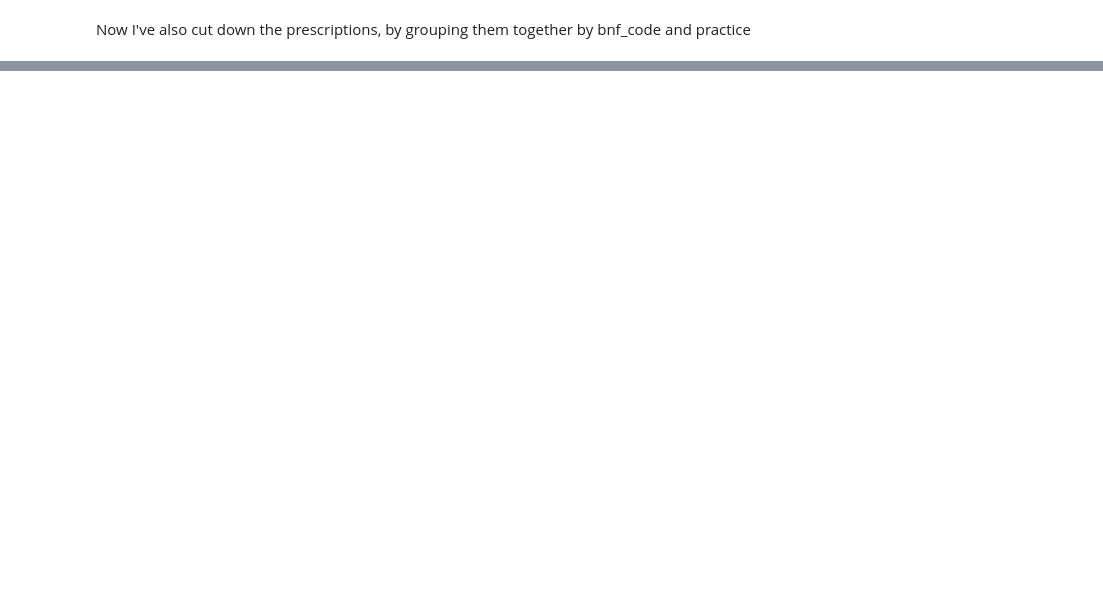
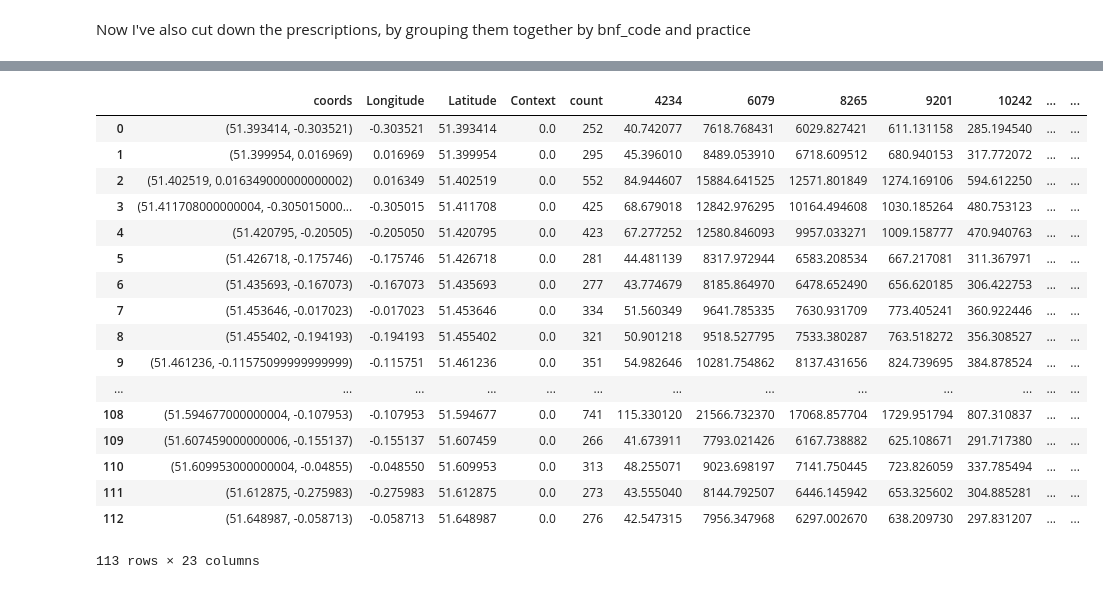
Before and after one commit to evanjasper/Offensive_Prescriptions, a Jupyter notebook: TDI_proposal/Offensive_Prescriptions.ipynb, the cells around one changed output, grey strips where cells are left out. Cells and saved outputs as stored; diff of their text form; code cells hidden in the pictures; blank space fills up the shorter version.

```diff
--- a/TDI_proposal/Offensive_Prescriptions.ipynb
+++ b/TDI_proposal/Offensive_Prescriptions.ipynb
@@ -325,11 +329,13 @@ for i in ptest.bnf_code.unique():
 
 st = time.time()
 for i in poltest.iterrows():
-    print(time.time()-st)
+    #print(i[1][0])
+    #print(time.time()-st)
     for j in ptest.iterrows():
         d = distance(i[1][1],i[1][2],j[1][9],j[1][8])
         if d != 0:
             w = j[1][3]*i[1][4]/d
-            poltest[str(j[1][1])][poltest['coords']==i[0]] += w
+            #print(w)
+            poltest[str(j[1][1])][poltest['coords']==i[1][0]] += w
         else:
             infinite_weight_count += 1
@@ -336,3 +365,0 @@ for i in poltest.iterrows():
-# %%
-for i in poltest.iterrows():
-    print(i[0])
@@ -340,0 +377,16 @@ p.bnf_code.unique()
+# %%
+for i in p.bnf_code.unique():
+    pol[str(i)] = 0
+
+infinite_weight_count = 0
+
+st = time.time()
+for i in pol.iterrows():
+    print(time.time()-st)
+    for j in ptest.iterrows():
+        d = distance(i[1][1],i[1][2],j[1][9],j[1][8])
+        if d != 0:
+            w = j[1][3]*i[1][4]/d
+            pol[str(j[1][1])][pol['coords']==i[1][0]] += w
+        else:
+            infinite_weight_count += 1
@@ -340,0 +437,21 @@ p.bnf_code.unique()
+# %%
+pol
+# %% [output]
+|  | coords | Longitude | Latitude | Context | count | 4234 | 6079 | 8265 | 9201 | 10242 | ... | ... |
+| 0 | (51.393414, -0.303521) | -0.303521 | 51.393414 | 0.0 | 252 | 40.742077 | 7618.768431 | 6029.827421 | 611.131158 | 285.194540 | ... | ... |
+| 1 | (51.399954, 0.016969) | 0.016969 | 51.399954 | 0.0 | 295 | 45.396010 | 8489.053910 | 6718.609512 | 680.940153 | 317.772072 | ... | ... |
+| 2 | (51.402519, 0.016349000000000002) | 0.016349 | 51.402519 | 0.0 | 552 | 84.944607 | 15884.641525 | 12571.801849 | 1274.169106 | 594.612250 | ... | ... |
+| 3 | (51.411708000000004, -0.305015000... | -0.305015 | 51.411708 | 0.0 | 425 | 68.679018 | 12842.976295 | 10164.494608 | 1030.185264 | 480.753123 | ... | ... |
+| 4 | (51.420795, -0.20505) | -0.205050 | 51.420795 | 0.0 | 423 | 67.277252 | 12580.846093 | 9957.033271 | 1009.158777 | 470.940763 | ... | ... |
+| 5 | (51.426718, -0.175746) | -0.175746 | 51.426718 | 0.0 | 281 | 44.481139 | 8317.972944 | 6583.208534 | 667.217081 | 311.367971 | ... | ... |
+| 6 | (51.435693, -0.167073) | -0.167073 | 51.435693 | 0.0 | 277 | 43.774679 | 8185.864970 | 6478.652490 | 656.620185 | 306.422753 | ... | ... |
+| 7 | (51.453646, -0.017023) | -0.017023 | 51.453646 | 0.0 | 334 | 51.560349 | 9641.785335 | 7630.931709 | 773.405241 | 360.922446 | ... | ... |
+| 8 | (51.455402, -0.194193) | -0.194193 | 51.455402 | 0.0 | 321 | 50.901218 | 9518.527795 | 7533.380287 | 763.518272 | 356.308527 | ... | ... |
+| 9 | (51.461236, -0.11575099999999999) | -0.115751 | 51.461236 | 0.0 | 351 | 54.982646 | 10281.754862 | 8137.431656 | 824.739695 | 384.878524 | ... | ... |
+| ... | ... | ... | ... | ... | ... | ... | ... | ... | ... | ... | ... | ... |
+| 108 | (51.594677000000004, -0.107953) | -0.107953 | 51.594677 | 0.0 | 741 | 115.330120 | 21566.732370 | 17068.857704 | 1729.951794 | 807.310837 | ... | ... |
+| 109 | (51.607459000000006, -0.155137) | -0.155137 | 51.607459 | 0.0 | 266 | 41.673911 | 7793.021426 | 6167.738882 | 625.108671 | 291.717380 | ... | ... |
+| 110 | (51.609953000000004, -0.04855) | -0.048550 | 51.609953 | 0.0 | 313 | 48.255071 | 9023.698197 | 7141.750445 | 723.826059 | 337.785494 | ... | ... |
+| 111 | (51.612875, -0.275983) | -0.275983 | 51.612875 | 0.0 | 273 | 43.555040 | 8144.792507 | 6446.145942 | 653.325602 | 304.885281 | ... | ... |
+| 112 | (51.648987, -0.058713) | -0.058713 | 51.648987 | 0.0 | 276 | 42.547315 | 7956.347968 | 6297.002670 | 638.209730 | 297.831207 | ... | ... |
+113 rows × 23 columns
```
Also changed, not shown: parts of 12 cells of this notebook.
